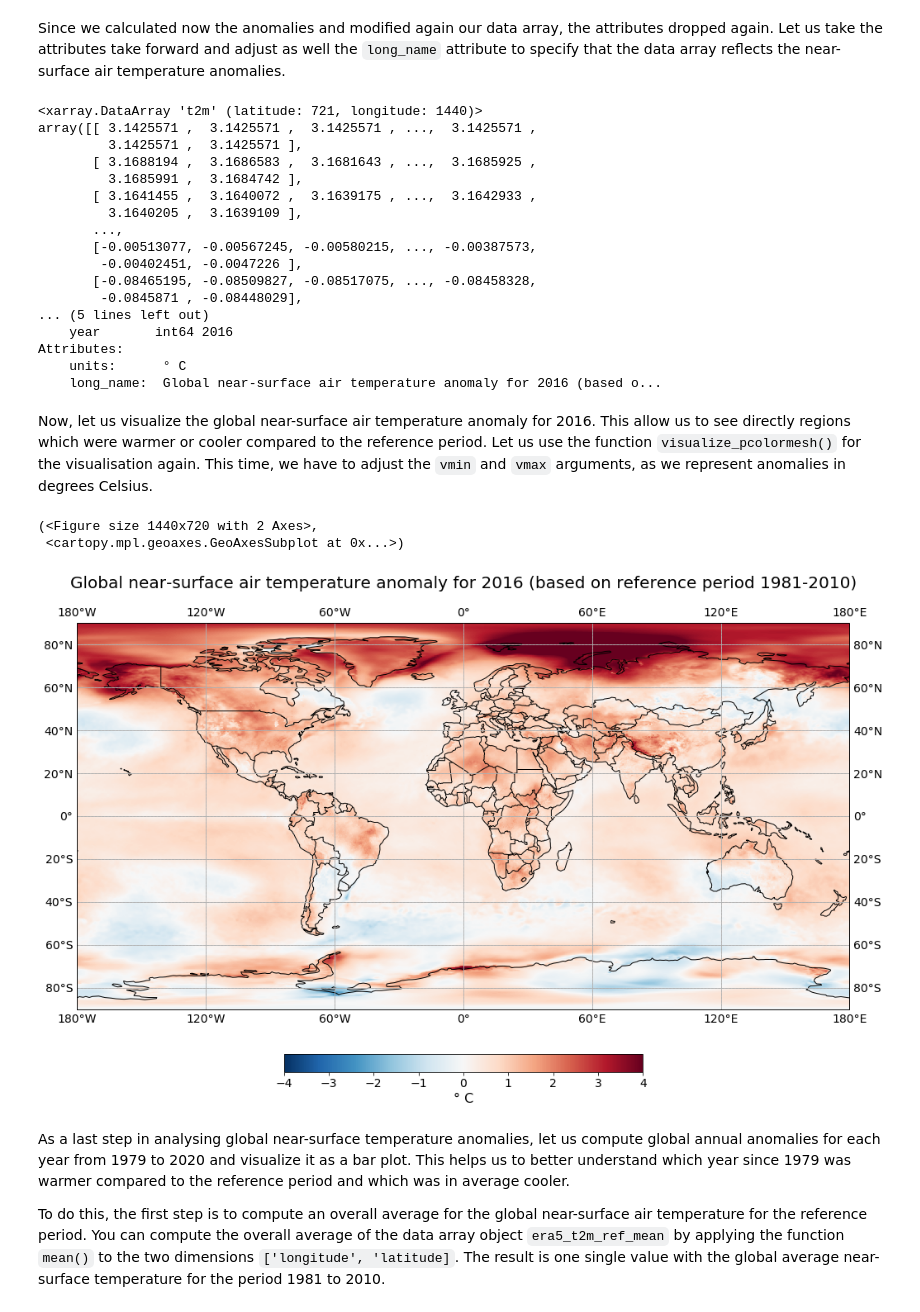
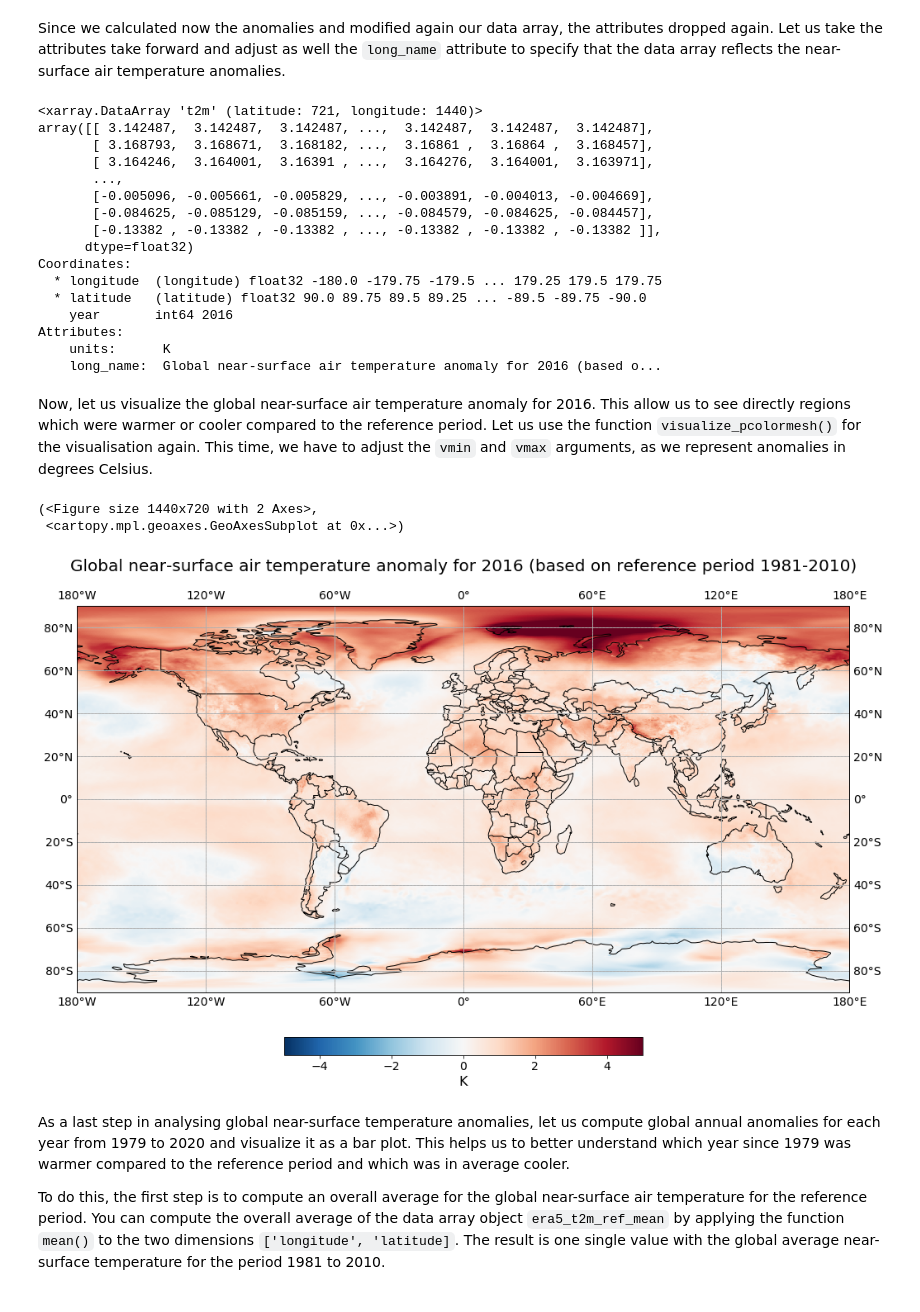
Before and after one commit to edupenabad/copernicus-training, a Jupyter notebook: 111_c3s_climatologies_anomalies.ipynb, the cells around one changed output. Drawn from its saved outputs; the diff is of its cells as text; code cells hidden in the pictures.

```diff
--- a/111_c3s_climatologies_anomalies.ipynb
+++ b/111_c3s_climatologies_anomalies.ipynb
@@ -290,7 +249,7 @@ First, let us calculate the global near-surface air temperature climate normal f
 
 **Note**: the `groupby()` operation dropped again the `Attributes` from the DataArray.
 # %%
-yearly_mean = era5_t2m_da_degc.groupby('time.year').mean()
+yearly_mean = era5_t2m_da.groupby('time.year').mean()
 yearly_mean
 # %% [output]
 <xarray.DataArray 't2m' (year: 42, latitude: 721, longitude: 1440)>
@@ -359,7 +313,7 @@ Coordinates:
 # %% [markdown]
 In a next step, let us visualize the average near-surface air temperature for the reference period 1981-2010. As the attributes have dropped again after the `groupby()` operation, we might want to re-assign them with the function `assign_attrs()`. This time though, we can alter the `long_name` attribute and specify the operation conducted on the data.
 # %%
-era5_t2m_ref_mean = era5_t2m_ref_mean.assign_attrs(era5_t2m_da_degc.attrs)
+era5_t2m_ref_mean = era5_t2m_ref_mean.assign_attrs(era5_t2m_da.attrs)
 era5_t2m_ref_mean.attrs['long_name'] = 'Average near-surface air temperature for reference period 1981-2010'
 era5_t2m_ref_mean
 # %% [output]
@@ -459,38 +398,37 @@ era5_t2m_anomaly_2016.attrs['long_name'] = 'Global near-surface air temperature
 era5_t2m_anomaly_2016
 # %% [output]
 <xarray.DataArray 't2m' (latitude: 721, longitude: 1440)>
-array([[ 3.1425571 ,  3.1425571 ,  3.1425571 , ...,  3.1425571 ,
-         3.1425571 ,  3.1425571 ],
-       [ 3.1688194 ,  3.1686583 ,  3.1681643 , ...,  3.1685925 ,
-         3.1685991 ,  3.1684742 ],
-       [ 3.1641455 ,  3.1640072 ,  3.1639175 , ...,  3.1642933 ,
-         3.1640205 ,  3.1639109 ],
+array([[ 3.142487,  3.142487,  3.142487, ...,  3.142487,  3.142487,  3.142487],
+       [ 3.168793,  3.168671,  3.168182, ...,  3.16861 ,  3.16864 ,  3.168457],
+       [ 3.164246,  3.164001,  3.16391 , ...,  3.164276,  3.164001,  3.163971],
        ...,
-       [-0.00513077, -0.00567245, -0.00580215, ..., -0.00387573,
-        -0.00402451, -0.0047226 ],
-       [-0.08465195, -0.08509827, -0.08517075, ..., -0.08458328,
-        -0.0845871 , -0.08448029],
-... (5 lines left out)
+       [-0.005096, -0.005661, -0.005829, ..., -0.003891, -0.004013, -0.004669],
+       [-0.084625, -0.085129, -0.085159, ..., -0.084579, -0.084625, -0.084457],
+       [-0.13382 , -0.13382 , -0.13382 , ..., -0.13382 , -0.13382 , -0.13382 ]],
+      dtype=float32)
+Coordinates:
+  * longitude  (longitude) float32 -180.0 -179.75 -179.5 ... 179.25 179.5 179.75
+  * latitude   (latitude) float32 90.0 89.75 89.5 89.25 ... -89.5 -89.75 -90.0
     year       int64 2016
 Attributes:
-    units:      ° C
+    units:      K
     long_name:  Global near-surface air temperature anomaly for 2016 (based o...
 # %% [markdown]
 Now, let us visualize the global near-surface air temperature anomaly for 2016. This allow us to see directly regions which were warmer or cooler compared to the reference period. Let us use the function `visualize_pcolormesh()` for the visualisation again. This time, we have to adjust the `vmin` and `vmax` arguments, as we represent anomalies in degrees Celsius.
 # %%
 visualize_pcolormesh(data_array = era5_t2m_anomaly_2016,
                     longitude = era5_t2m_anomaly_2016.longitude,
                     latitude = era5_t2m_anomaly_2016.latitude,
                     projection = ccrs.PlateCarree(),
                     color_scale = 'RdBu_r',
                     unit = era5_t2m_anomaly_2016.units,
                     long_name = era5_t2m_anomaly_2016.long_name + '\n',
-                    vmin = -4,
-                    vmax = 4)
+                    vmin = -5,
+                    vmax = 5)
 # %% [output]
 (<Figure size 1440x720 with 2 Axes>,
  <cartopy.mpl.geoaxes.GeoAxesSubplot at 0x...>)
-[figure, old version]
+[figure, new version]
 # %% [markdown]
 As a last step in analysing global near-surface temperature anomalies, let us compute global annual anomalies for each year from 1979 to 2020 and visualize it as a bar plot. This helps us to better understand which year since 1979 was warmer compared to the reference period and which was in average cooler.
 
```
Also changed, not shown: parts of 46 cells of this notebook.
